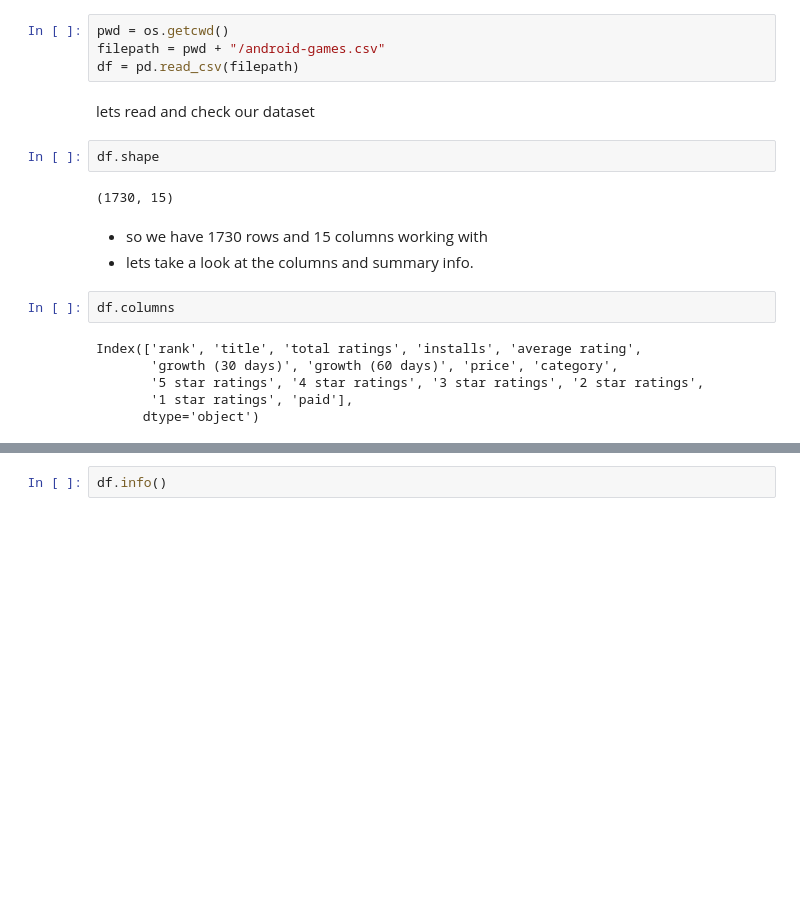
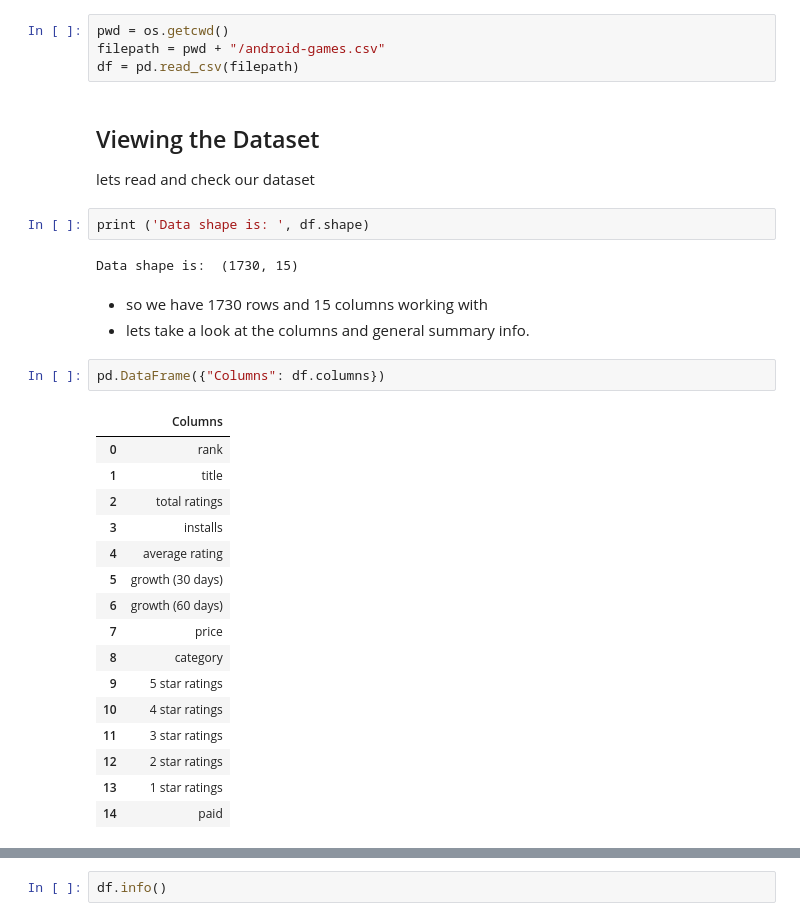
Before and after one commit to R-White-0/Top-Google-PlayStore-Games, a Jupyter notebook: android-games.ipynb, the cells around one changed output, grey strips where cells are left out. Drawn from its saved outputs; the diff is of its cells as text; blank space fills up the shorter version.

```diff
--- a/android-games.ipynb
+++ b/android-games.ipynb
@@ -11,19 +13,31 @@ pwd = os.getcwd()
 filepath = pwd + "/android-games.csv"
 df = pd.read_csv(filepath)
 # %% [markdown]
-lets read and check our dataset
+## Viewing the Dataset
+ lets read and check our dataset
-# %%
-df.shape
-# %% [output]
-(1730, 15)
+# %%
+print ('Data shape is: ', df.shape)
+# %% [output]
+Data shape is:  (1730, 15)
 # %% [markdown]
 * so we have 1730 rows and 15 columns working with
-* lets take a look at the columns and summary info.
+* lets take a look at the columns and general summary info.
-# %%
-df.columns
-# %% [output]
-Index(['rank', 'title', 'total ratings', 'installs', 'average rating',
-       'growth (30 days)', 'growth (60 days)', 'price', 'category',
-       '5 star ratings', '4 star ratings', '3 star ratings', '2 star ratings',
-       '1 star ratings', 'paid'],
-      dtype='object')
+# %%
+pd.DataFrame({"Columns": df.columns})
+# %% [output]
+|  | Columns |
+| 0 | rank |
+| 1 | title |
+| 2 | total ratings |
+| 3 | installs |
+| 4 | average rating |
+| 5 | growth (30 days) |
+| 6 | growth (60 days) |
+| 7 | price |
+| 8 | category |
+| 9 | 5 star ratings |
+| 10 | 4 star ratings |
+| 11 | 3 star ratings |
+| 12 | 2 star ratings |
+| 13 | 1 star ratings |
+| 14 | paid |
```
Also changed, not shown: parts of 16 cells of this notebook.
